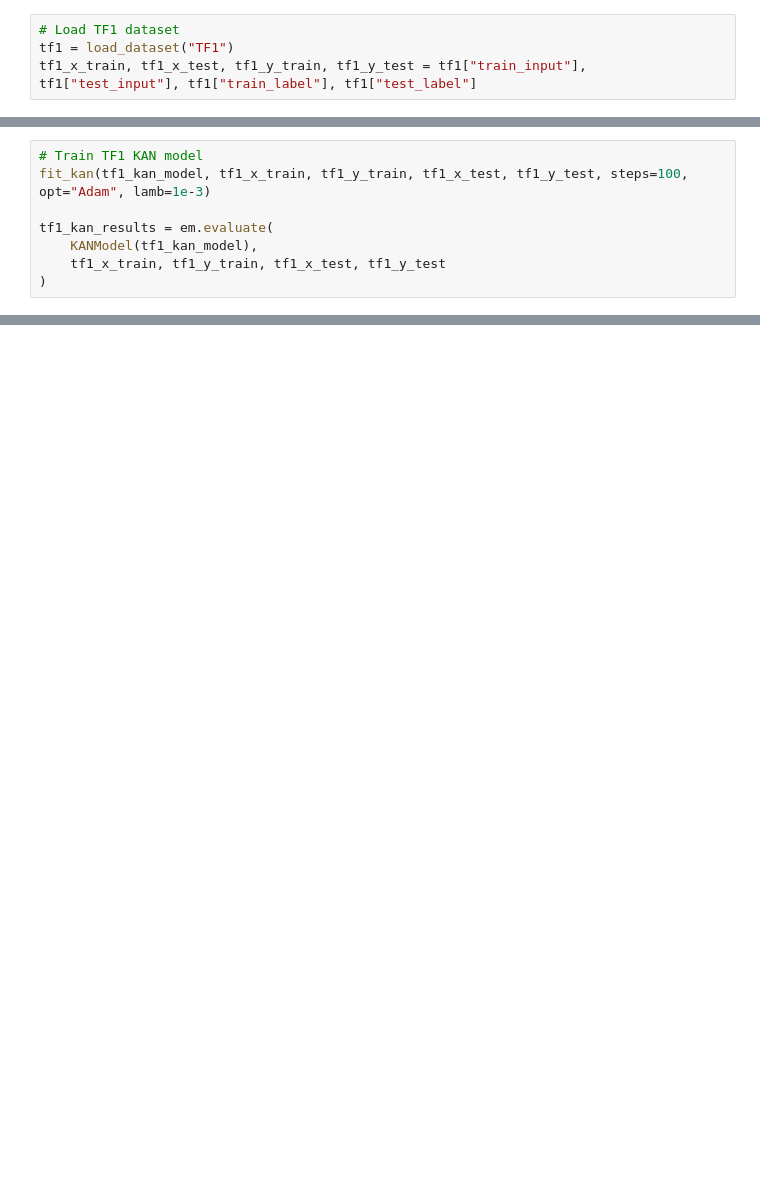
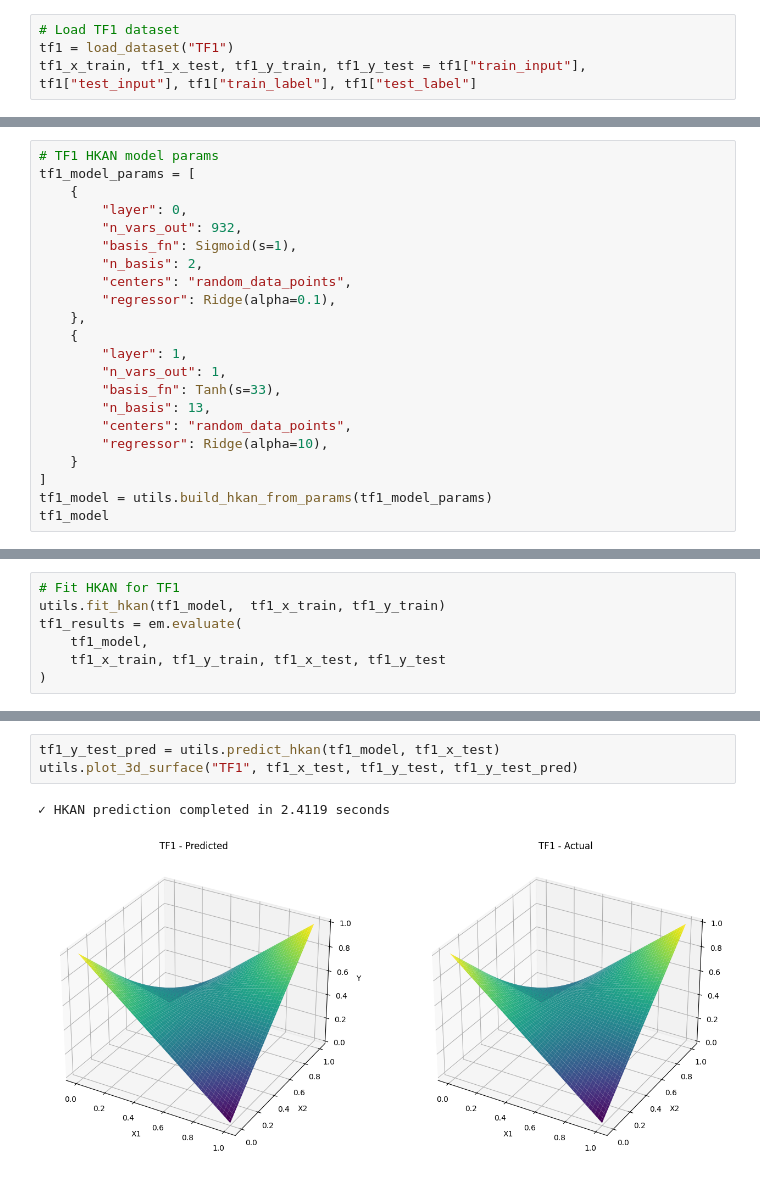
Before and after one commit to gizemnurdali/swim-meets-kans, a Jupyter notebook: benchmarking.ipynb, the cells around one changed output, grey strips where cells are left out. Drawn from its saved outputs; the diff is of its cells as text; blank space fills up the shorter version.

```diff
--- a/benchmarking.ipynb
+++ b/benchmarking.ipynb
@@ -565,8 +25,0 @@ saving model version 0.0
-# %%
-# Train TF1 KAN model
-fit_kan(tf1_kan_model, tf1_x_train, tf1_y_train, tf1_x_test, tf1_y_test, steps=100, opt="Adam", lamb=1e-3)
-
-tf1_kan_results = em.evaluate(
-    KANModel(tf1_kan_model),
-    tf1_x_train, tf1_y_train, tf1_x_test, tf1_y_test
-)
@@ -1456,0 +76,22 @@ plot_3d_surface("TF2 SGKAN", tf2_x_test, tf2_y_test, tf2_sgkan_y_test_pred)
+# %%
+# TF1 HKAN model params
+tf1_model_params = [
+    {
+        "layer": 0,
+        "n_vars_out": 932,
+        "basis_fn": Sigmoid(s=1),
+        "n_basis": 2,
+        "centers": "random_data_points",
+        "regressor": Ridge(alpha=0.1),
+    },
+    {
+        "layer": 1,
+        "n_vars_out": 1,
+        "basis_fn": Tanh(s=33),
+        "n_basis": 13,
+        "centers": "random_data_points",
+        "regressor": Ridge(alpha=10),
+    }
+]
+tf1_model = utils.build_hkan_from_params(tf1_model_params)
+tf1_model
@@ -1456,0 +111,7 @@ plot_3d_surface("TF2 SGKAN", tf2_x_test, tf2_y_test, tf2_sgkan_y_test_pred)
+# %%
+# Fit HKAN for TF1
+utils.fit_hkan(tf1_model,  tf1_x_train, tf1_y_train)
+tf1_results = em.evaluate(
+    tf1_model,
+    tf1_x_train, tf1_y_train, tf1_x_test, tf1_y_test
+)
@@ -1456,0 +127,6 @@ plot_3d_surface("TF2 SGKAN", tf2_x_test, tf2_y_test, tf2_sgkan_y_test_pred)
+# %%
+tf1_y_test_pred = utils.predict_hkan(tf1_model, tf1_x_test)
+utils.plot_3d_surface("TF1", tf1_x_test, tf1_y_test, tf1_y_test_pred)
+# %% [output]
+✓ HKAN prediction completed in 2.4119 seconds
+[figure, added]
```
Also changed, not shown: parts of 138 cells of this notebook, 13 other files.
